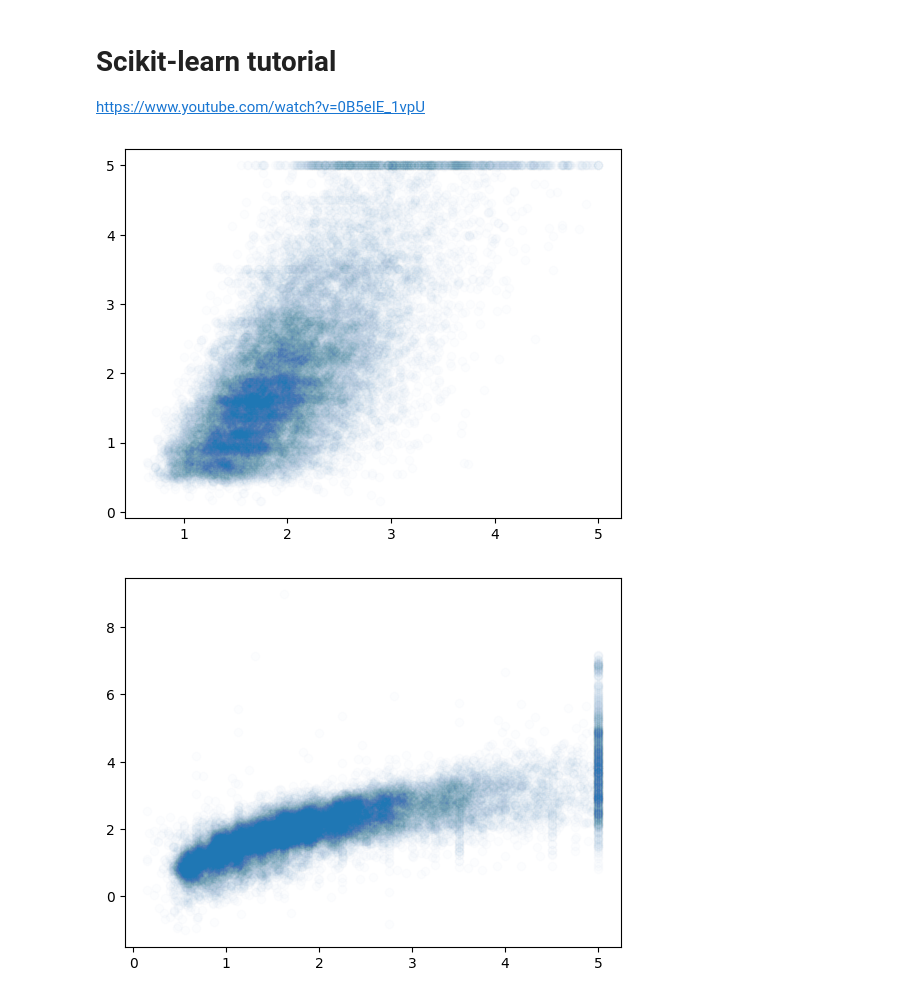
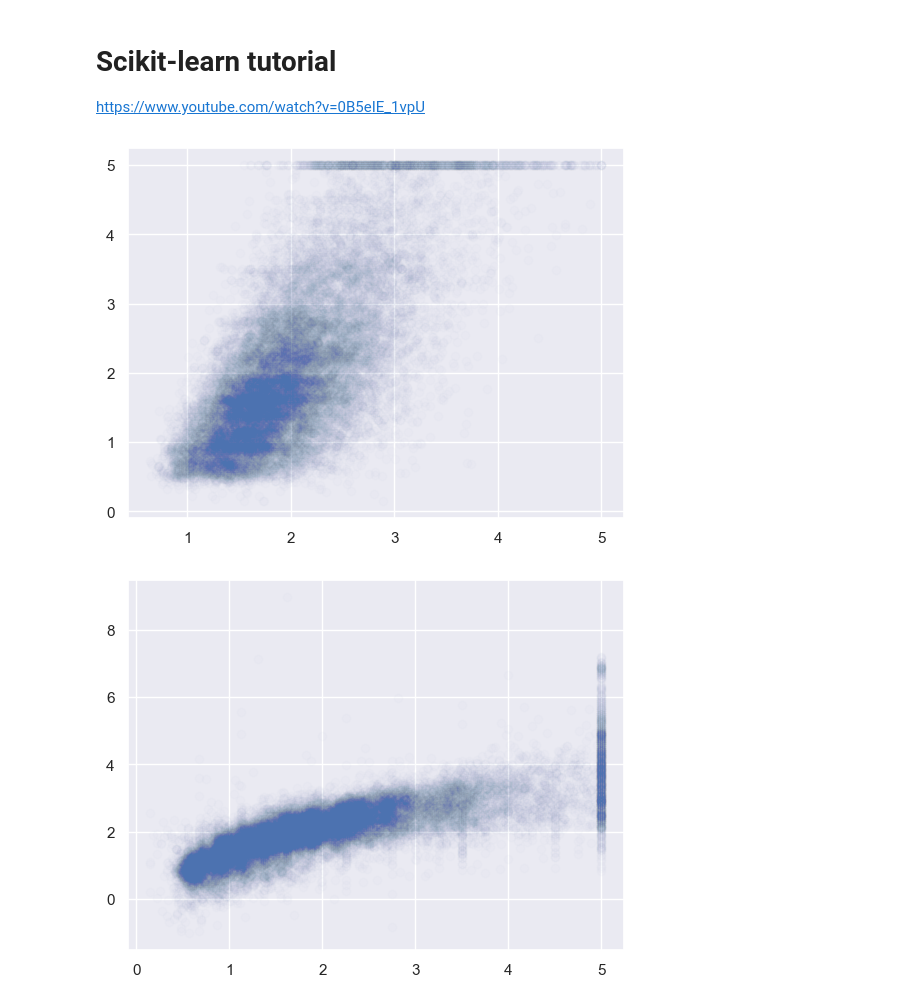
Before and after one commit to yoichiojima/personal-project, a Jupyter notebook: notebook/learning/scikit-learn-2.ipynb, the cells around one changed output. Drawn from its saved outputs; the diff is of its cells as text; code cells hidden in the pictures.

```diff
--- a/notebook/learning/scikit-learn-2.ipynb
+++ b/notebook/learning/scikit-learn-2.ipynb
@@ -7,26 +7,31 @@ from sklearn.datasets import fetch_california_housing
 from sklearn.neighbors import KNeighborsRegressor
 from sklearn.linear_model import LinearRegression
 from matplotlib import pyplot as plt
+import seaborn as sns
 
 X, y = fetch_california_housing(return_X_y=True)
 model = KNeighborsRegressor()
 model.fit(X, y)
 pred = model.predict(X)
 
+
+sns.set()
 plt.scatter(pred, y, alpha = 0.01)
 plt.show()
 # %% [output]
-[figure, old version]
+[figure, new version]
 # %%
 from sklearn.datasets import fetch_california_housing
 from sklearn.neighbors import KNeighborsRegressor
 from sklearn.linear_model import LinearRegression
 from matplotlib import pyplot as plt
+import seaborn as sns
 
 model = LinearRegression()
 model.fit(X, y)
 pred = model.predict(X)
+sns.set()
 plt.scatter(y, pred, alpha = 0.01)
 plt.show()
 # %% [output]
-[figure, old version]
+[figure, new version]
```
Also changed, not shown: parts of 2 cells of this notebook.
